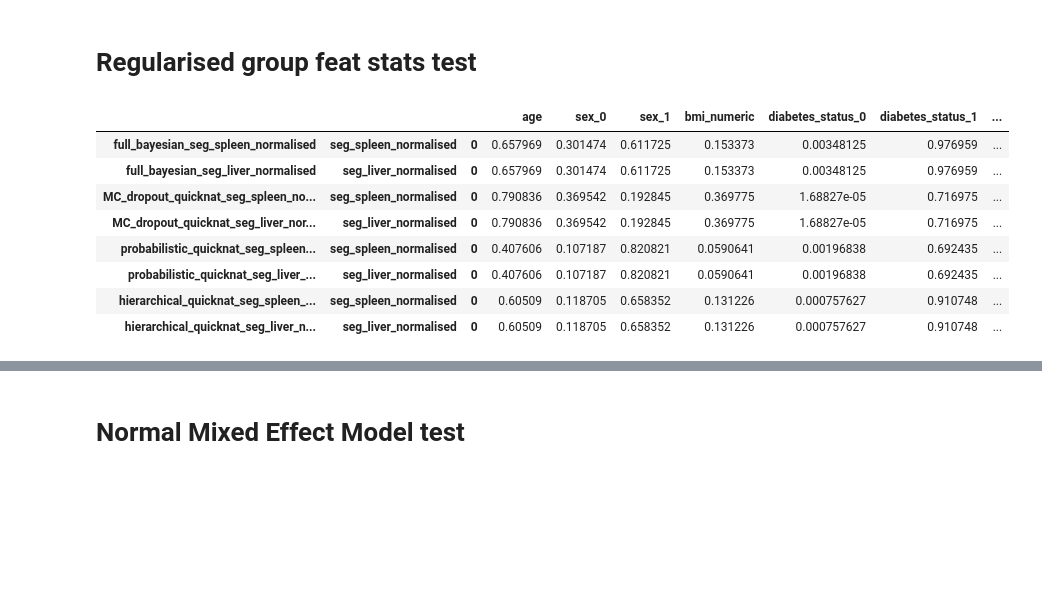
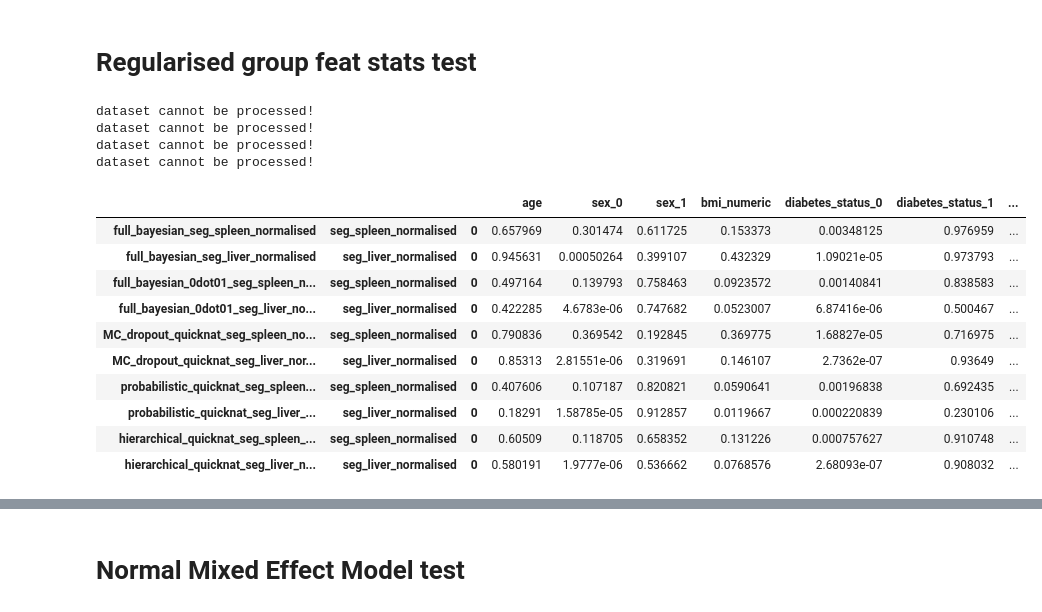
Before and after one commit to jyotirmay123/BNN-for-Uncertainty-Estimation-of-Imaging-Biomarkers, a Jupyter notebook: model_and_dataset_stats_analysis_final.ipynb, the cells around one changed output, grey strips where cells are left out. Saved outputs shown, nothing was run; the diff lists cells and outputs as text; code cells hidden in the pictures; blank space fills up the shorter version.

```diff
--- a/model_and_dataset_stats_analysis_final.ipynb
+++ b/model_and_dataset_stats_analysis_final.ipynb
@@ -169,6 +205,7 @@ feats_from_paper_for_individual_test = [['age', 'sex_0', 'sex_1', 'bmi_numeric']
 # %%
 model_merged_feats_path = [
     {'full_bayesian': './projects/full_bayesian/reports/full_bayesian_KORA_v2/KORA/10_1571866968.4002764_concat_report_final.csv'},
+    {'full_bayesian_0dot01': './projects/full_bayesian/reports/full_bayesian_KORA_v4/KORA/10_1572514598.527084_concat_report_final.csv'},
     {'MC_dropout_quicknat': './projects/MC_dropout_quicknat/reports/MC_dropout_quicknat_KORA_v2/KORA/10_1572006141.7793334_concat_report_final.csv'},
     {'probabilistic_quicknat': './projects/probabilistic_quicknat/reports/probabilistic_quicknat_KORA_v2/KORA/10_1571996796.7963011_concat_report_final.csv'},
     {'hierarchical_quicknat': './projects/hierarchical_quicknat/reports/hierarchical_quicknat_KORA_v2/KORA/10_1571905560.9377904_concat_report_final.csv'}
@@ -183,7 +220,28 @@ test_dataset_merged_feats_path = [
     {'test_KORA_processed_True': '/home/abhijit/Jyotirmay/my_thesis/dataset_groups/whole_body_datasets/KORA/test_processed_True_concat_report_final.csv'}
 ]
 
+all_paths = [
+    {'full_bayesian': './projects/full_bayesian/reports/full_bayesian_KORA_v2/KORA/10_1571866968.4002764_concat_report_final.csv'},
+    {'full_bayesian_0dot01': './projects/full_bayesian/reports/full_bayesian_KORA_v4/KORA/10_1572514598.527084_concat_report_final.csv'},
+    {'MC_dropout_quicknat': './projects/MC_dropout_quicknat/reports/MC_dropout_quicknat_KORA_v2/KORA/10_1572006141.7793334_concat_report_final.csv'},
+    {'probabilistic_quicknat': './projects/probabilistic_quicknat/reports/probabilistic_quicknat_KORA_v2/KORA/10_1571996796.7963011_concat_report_final.csv'},
+    {'hierarchical_quicknat': './projects/hierarchical_quicknat/reports/hierarchical_quicknat_KORA_v2/KORA/10_1571905560.9377904_concat_report_final.csv'},
+    {'all_KORA_processed_False': '/home/abhijit/Jyotirmay/my_thesis/dataset_groups/whole_body_datasets/KORA/all_processed_False_concat_report_final.csv'},
+    {'all_KORA_processed_True': '/home/abhijit/Jyotirmay/my_thesis/dataset_groups/whole_body_datasets/KORA/all_processed_True_concat_report_final.csv'},
+    {'test_KORA_processed_False': '/home/abhijit/Jyotirmay/my_thesis/dataset_groups/whole_body_datasets/KORA/test_processed_False_concat_report_final.csv'},
+    {'test_KORA_processed_True': '/home/abhijit/Jyotirmay/my_thesis/dataset_groups/whole_body_datasets/KORA/test_processed_True_concat_report_final.csv'}
+]
+
+final_model_report_path = [
+    {'full_bayesian': './projects/full_bayesian/reports/full_bayesian_KORA_v2/KORA/10_1571866968.4002764_final_report.csv'},
+    {'full_bayesian_0dot01': './projects/full_bayesian/reports/full_bayesian_KORA_v4/KORA/10_1572514598.527084_final_report.csv'},
+    {'MC_dropout_quicknat': './projects/MC_dropout_quicknat/reports/MC_dropout_quicknat_KORA_v2/KORA/10_1572006141.7793334_final_report.csv'},
+    {'probabilistic_quicknat': './projects/probabilistic_quicknat/reports/probabilistic_quicknat_KORA_v2/KORA/10_1571996796.7963011_final_report.csv'},
+    {'hierarchical_quicknat': './projects/hierarchical_quicknat/reports/hierarchical_quicknat_KORA_v2/KORA/10_1571905560.9377904_final_report.csv'}
+]
+
 fb = 'full_bayesian'
+fb01 = 'full_bayesian_0dot01'
 mc = 'MC_dropout_quicknat'
 pq = 'probabilistic_quicknat'
 hq = 'hierarchical_quicknat'
@@ -192,4 +250,5 @@ at = 'all_KORA_processed_True'
 tf = 'test_KORA_processed_False'
 tt = 'test_KORA_processed_True'
 # %%
-model_merged_feats_path_combined = {key:val for d in model_merged_feats_path for key,val in d.items()}
+model_merged_feats_path_combined = {key:val for d in all_paths for key,val in d.items()}
+only_models_final_report_path = {key:val for d in final_model_report_path for key,val in d.items()}
@@ -281,54 +373,58 @@ p_value_df_styler
 # %%
 feats = flatten(feats_from_paper_for_group_test)
 
-li_wts = {'full_bayesian':0.001,
-          'MC_dropout_quicknat':0.00001,
-          'probabilistic_quicknat': 0.0001,
-          'hierarchical_quicknat':0.0001
-         }
 dicts = {}
 anova_test_dicts = {}
 for key, value in model_merged_feats_path_combined.items():
+    if 'KORA' in key:
+        print('dataset cannot be processed!')
+        continue
     df = pd.read_csv(value)
     df = rename(df)
     df = transform_to_categorical(df, ['diabetes_status', 'sex'])
     df, normalised_cols = z_score_column_normalise(df, ['seg_spleen', 'seg_liver'])
     df = df.fillna(0)
 
     dicts[key] = {}
     anova_test_dicts[key] = {}
 
     target_col = 'seg_spleen_normalised'
     feature_string =  "+".join(feats)
 
     model = regularised_group_feats(df, target_col, feature_string , 'iou_spleen')
     result = anova_test(model)
     dicts[key][target_col] = model.pvalues[:-1]
     anova_test_dicts[key][target_col] =  result['PR(>F)'].values[:-1]
 
     target_col = 'seg_liver_normalised'
-    p_value_dict = regularised_group_feats(df, target_col, feature_string , 'iou_liver')
+    model = regularised_group_feats(df, target_col, feature_string , 'iou_liver')
     result = anova_test(model)
     dicts[key][target_col] =  model.pvalues[:-1]
     anova_test_dicts[key][target_col] =  result['PR(>F)'].values[:-1]
 
 p_value_df = df_from_nested_dicts(dicts)
 anova_test_p_value_df = df_from_nested_dicts(anova_test_dicts)
 p_value_df.columns = feats
 anova_test_p_value_df.columns = feats
 p_value_df_styler = highlight_significance(p_value_df)
 anova_test_p_value_df_styler = highlight_significance(anova_test_p_value_df)
 p_value_df_styler
 # %% [output]
+dataset cannot be processed!
+dataset cannot be processed!
+dataset cannot be processed!
+dataset cannot be processed!
 |  |  |  | age | sex_0 | sex_1 | bmi_numeric | diabetes_status_0 | diabetes_status_1 | ... |
 | full_bayesian_seg_spleen_normalised | seg_spleen_normalised | 0 | 0.657969 | 0.301474 | 0.611725 | 0.153373 | 0.00348125 | 0.976959 | ... |
-| full_bayesian_seg_liver_normalised | seg_liver_normalised | 0 | 0.657969 | 0.301474 | 0.611725 | 0.153373 | 0.00348125 | 0.976959 | ... |
+| full_bayesian_seg_liver_normalised | seg_liver_normalised | 0 | 0.945631 | 0.00050264 | 0.399107 | 0.432329 | 1.09021e-05 | 0.973793 | ... |
+| full_bayesian_0dot01_seg_spleen_n... | seg_spleen_normalised | 0 | 0.497164 | 0.139793 | 0.758463 | 0.0923572 | 0.00140841 | 0.838583 | ... |
+| full_bayesian_0dot01_seg_liver_no... | seg_liver_normalised | 0 | 0.422285 | 4.6783e-06 | 0.747682 | 0.0523007 | 6.87416e-06 | 0.500467 | ... |
 | MC_dropout_quicknat_seg_spleen_no... | seg_spleen_normalised | 0 | 0.790836 | 0.369542 | 0.192845 | 0.369775 | 1.68827e-05 | 0.716975 | ... |
-| MC_dropout_quicknat_seg_liver_nor... | seg_liver_normalised | 0 | 0.790836 | 0.369542 | 0.192845 | 0.369775 | 1.68827e-05 | 0.716975 | ... |
+| MC_dropout_quicknat_seg_liver_nor... | seg_liver_normalised | 0 | 0.85313 | 2.81551e-06 | 0.319691 | 0.146107 | 2.7362e-07 | 0.93649 | ... |
 | probabilistic_quicknat_seg_spleen... | seg_spleen_normalised | 0 | 0.407606 | 0.107187 | 0.820821 | 0.0590641 | 0.00196838 | 0.692435 | ... |
-| probabilistic_quicknat_seg_liver_... | seg_liver_normalised | 0 | 0.407606 | 0.107187 | 0.820821 | 0.0590641 | 0.00196838 | 0.692435 | ... |
+| probabilistic_quicknat_seg_liver_... | seg_liver_normalised | 0 | 0.18291 | 1.58785e-05 | 0.912857 | 0.0119667 | 0.000220839 | 0.230106 | ... |
 | hierarchical_quicknat_seg_spleen_... | seg_spleen_normalised | 0 | 0.60509 | 0.118705 | 0.658352 | 0.131226 | 0.000757627 | 0.910748 | ... |
-| hierarchical_quicknat_seg_liver_n... | seg_liver_normalised | 0 | 0.60509 | 0.118705 | 0.658352 | 0.131226 | 0.000757627 | 0.910748 | ... |
+| hierarchical_quicknat_seg_liver_n... | seg_liver_normalised | 0 | 0.580191 | 1.9777e-06 | 0.536662 | 0.0768576 | 2.68093e-07 | 0.908032 | ... |
 # %%
 anova_test_p_value_df_styler
 # %% [output]
```
Also changed, not shown: parts of 18 cells of this notebook, 5 other files.
